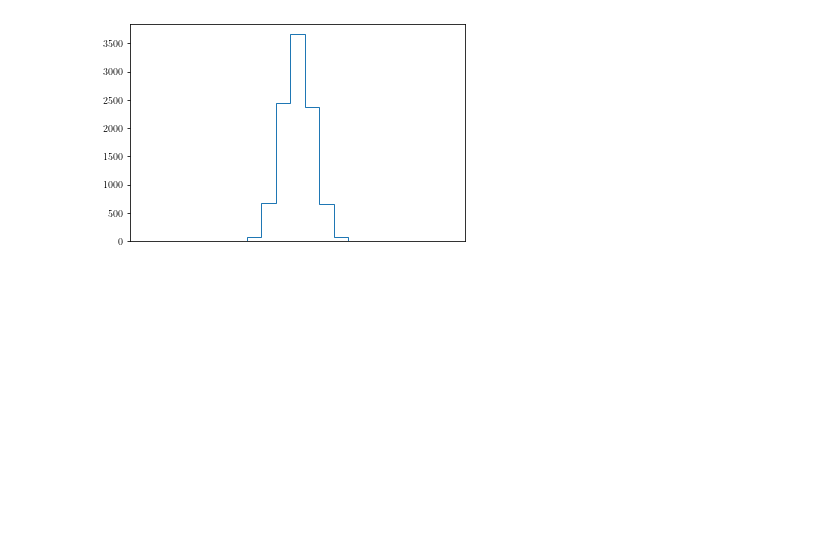
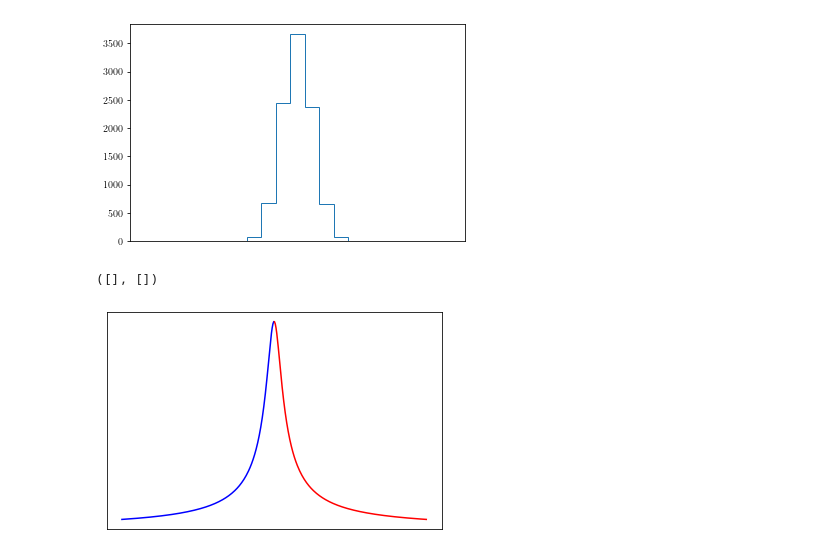
Before and after one commit to ismael-mendoza/nbody-relaxed, a Jupyter notebook: notebooks/current/cartoon.ipynb, the cells around one changed output. Drawn from its saved outputs; the diff is of its cells as text; code cells hidden in the pictures; blank space fills up the shorter version.

Commit message:
Cartoon v2 (#130)
* more cartoon plots

* improve cartoon

```diff
--- a/notebooks/current/cartoon.ipynb
+++ b/notebooks/current/cartoon.ipynb
@@ -87,0 +103,14 @@ plt.xticks([])
+# %%
+x = np.linspace(-2, 2, 400)
+y = scipy.stats.t.pdf(x, df=0.01)
+half1 = x <= 0
+half2 = x > 0
+x1, y1 = x[half1], y[half1]
+x2, y2 = x[half2], y[half2]
+plt.plot(x1,y1, color='b')
+plt.plot(x2,y2, color='r')
+plt.xticks([])
+plt.yticks([])
+# %% [output]
+([], [])
+[figure, added]
```
Also changed, not shown: parts of 9 cells of this notebook.
